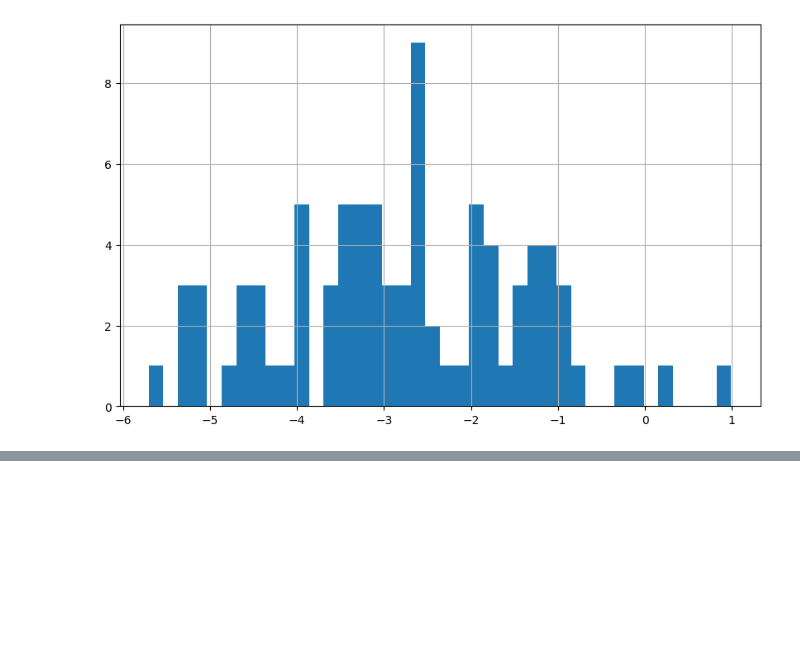
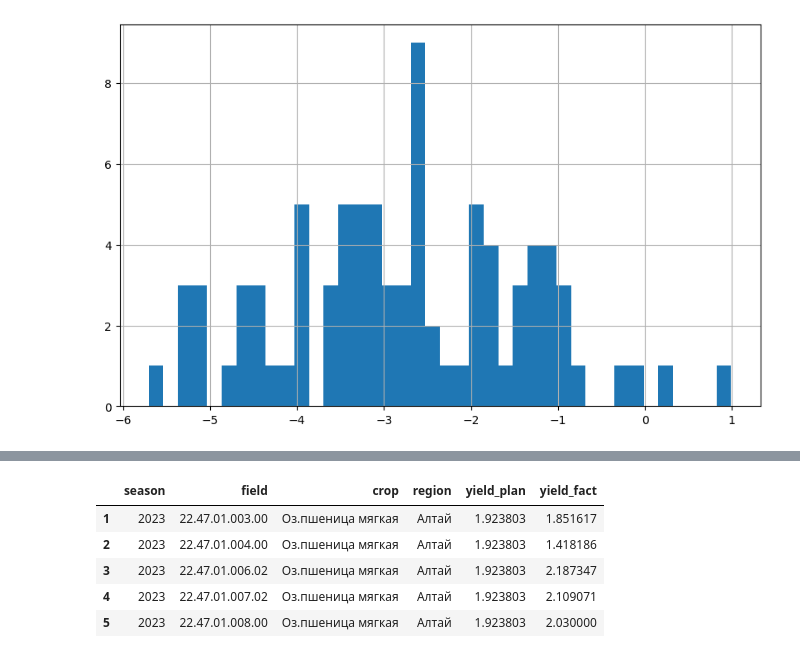
Before and after one commit to VladSunny/DANO_EKONIVA, a Jupyter notebook: notebooks/reborn.ipynb, the cells around one changed output, grey strips where cells are left out. Saved outputs shown, nothing was run; the diff lists cells and outputs as text; code cells hidden in the pictures; blank space fills up the shorter version.

```diff
--- a/notebooks/reborn.ipynb
+++ b/notebooks/reborn.ipynb
@@ -1126,0 +1153,25 @@ spearmen_df = pd.DataFrame(data=np.nan, index=crops, columns=regions)
+# %%
+df_main_edited = df_main_clear[['season', 'field', 'crop', 'region', 'yield_plan', 'yield_fact']].copy()
+
+for crop in crops:
+    for region in regions:
+        if crop == 'Общее' or region == 'Общее':
+            continue
+
+        edit = mean_pf_dif.loc[crop, region]
+
+        if edit is None:  # Используйте `is None` вместо `== None` для корректной проверки
+            continue
+
+        # Прямое изменение через маску
+        mask = (df_main_edited['region'] == region) & (df_main_edited['crop'] == crop)
+        df_main_edited.loc[mask, 'yield_plan'] += edit
+
+df_main_edited.head()
+# %% [output]
+|  | season | field | crop | region | yield_plan | yield_fact |
+| 1 | 2023 | 22.47.01.003.00 | Оз.пшеница мягкая | Алтай | 1.923803 | 1.851617 |
+| 2 | 2023 | 22.47.01.004.00 | Оз.пшеница мягкая | Алтай | 1.923803 | 1.418186 |
+| 3 | 2023 | 22.47.01.006.02 | Оз.пшеница мягкая | Алтай | 1.923803 | 2.187347 |
+| 4 | 2023 | 22.47.01.007.02 | Оз.пшеница мягкая | Алтай | 1.923803 | 2.109071 |
+| 5 | 2023 | 22.47.01.008.00 | Оз.пшеница мягкая | Алтай | 1.923803 | 2.030000 |
```
Also changed, not shown: parts of 7 cells of this notebook.
